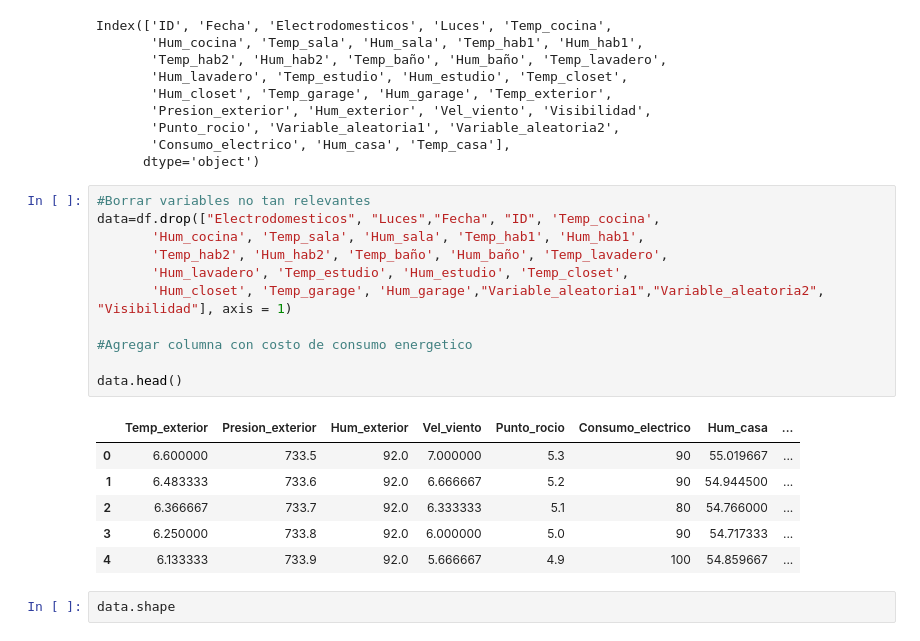
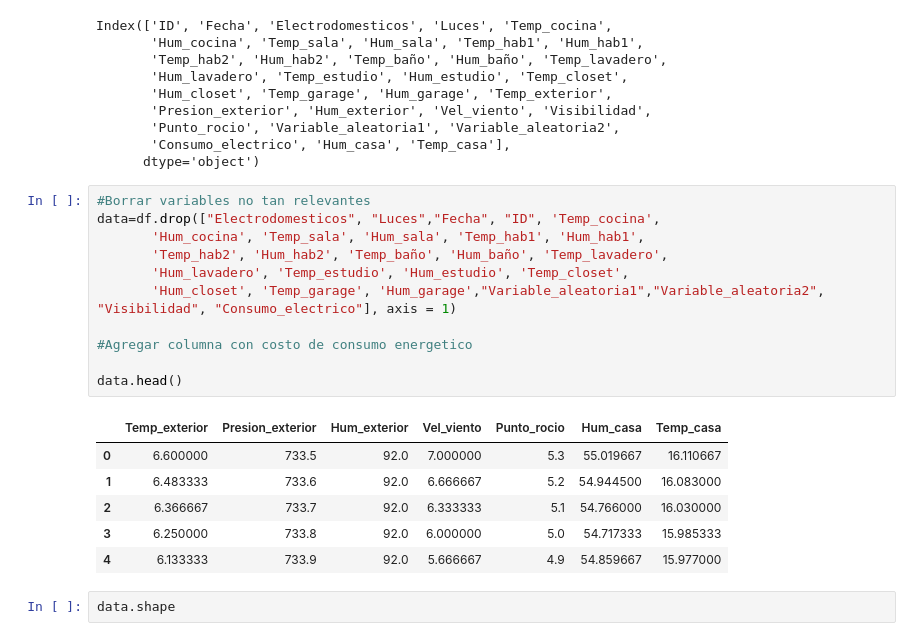
Before and after one commit to Gabymoctezuma/Proyecto-final, a Jupyter notebook: src/explore.ipynb, the cells around one changed output. Cells and saved outputs as stored; diff of their text form.

Commit message:
Edicion de variables y codigo de streamlit

```diff
--- a/src/explore.ipynb
+++ b/src/explore.ipynb
@@ -646,21 +646,21 @@ Index(['ID', 'Fecha', 'Electrodomesticos', 'Luces', 'Temp_cocina',
 # %%
 #Borrar variables no tan relevantes
 data=df.drop(["Electrodomesticos", "Luces","Fecha", "ID", 'Temp_cocina',
        'Hum_cocina', 'Temp_sala', 'Hum_sala', 'Temp_hab1', 'Hum_hab1',
        'Temp_hab2', 'Hum_hab2', 'Temp_baño', 'Hum_baño', 'Temp_lavadero',
        'Hum_lavadero', 'Temp_estudio', 'Hum_estudio', 'Temp_closet',
-       'Hum_closet', 'Temp_garage', 'Hum_garage',"Variable_aleatoria1","Variable_aleatoria2", "Visibilidad"], axis = 1)
+       'Hum_closet', 'Temp_garage', 'Hum_garage',"Variable_aleatoria1","Variable_aleatoria2", "Visibilidad", "Consumo_electrico"], axis = 1)
 
 #Agregar columna con costo de consumo energetico
 
 data.head()
 # %% [output]
-|  | Temp_exterior | Presion_exterior | Hum_exterior | Vel_viento | Punto_rocio | Consumo_electrico | Hum_casa | ... |
-| 0 | 6.600000 | 733.5 | 92.0 | 7.000000 | 5.3 | 90 | 55.019667 | ... |
-| 1 | 6.483333 | 733.6 | 92.0 | 6.666667 | 5.2 | 90 | 54.944500 | ... |
-| 2 | 6.366667 | 733.7 | 92.0 | 6.333333 | 5.1 | 80 | 54.766000 | ... |
-| 3 | 6.250000 | 733.8 | 92.0 | 6.000000 | 5.0 | 90 | 54.717333 | ... |
-| 4 | 6.133333 | 733.9 | 92.0 | 5.666667 | 4.9 | 100 | 54.859667 | ... |
+|  | Temp_exterior | Presion_exterior | Hum_exterior | Vel_viento | Punto_rocio | Hum_casa | Temp_casa |
+| 0 | 6.600000 | 733.5 | 92.0 | 7.000000 | 5.3 | 55.019667 | 16.110667 |
+| 1 | 6.483333 | 733.6 | 92.0 | 6.666667 | 5.2 | 54.944500 | 16.083000 |
+| 2 | 6.366667 | 733.7 | 92.0 | 6.333333 | 5.1 | 54.766000 | 16.030000 |
+| 3 | 6.250000 | 733.8 | 92.0 | 6.000000 | 5.0 | 54.717333 | 15.985333 |
+| 4 | 6.133333 | 733.9 | 92.0 | 5.666667 | 4.9 | 54.859667 | 15.977000 |
 # %%
 data.shape
 # %% [output]
```
Also changed, not shown: parts of 1 cell of this notebook, 2 other files.
